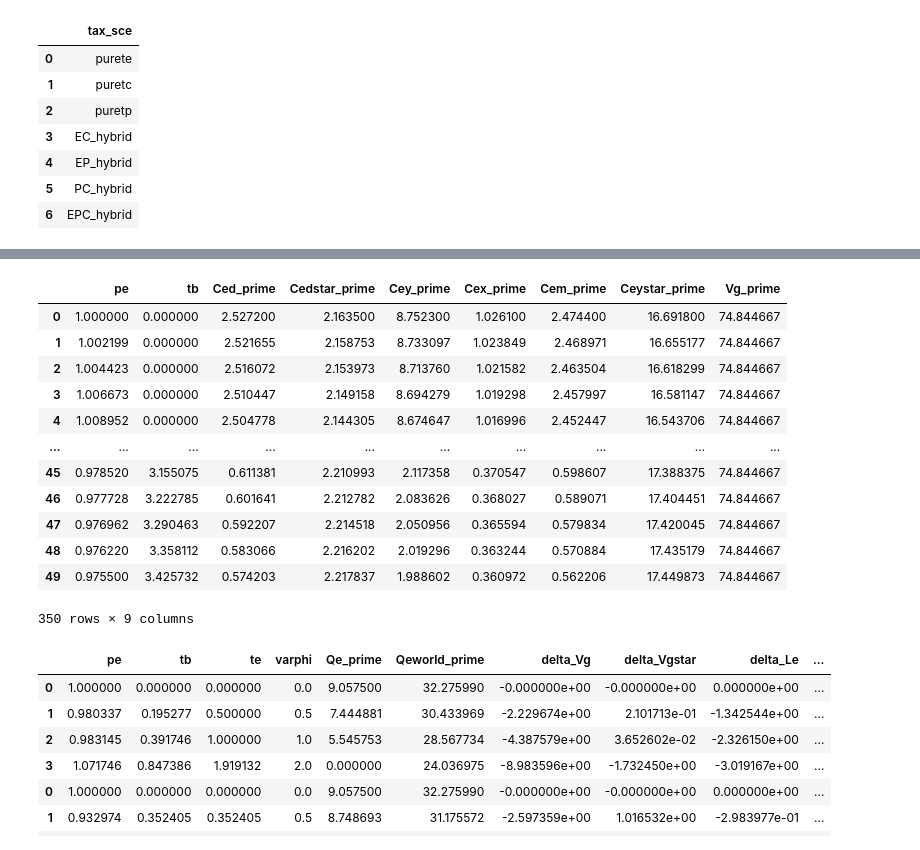
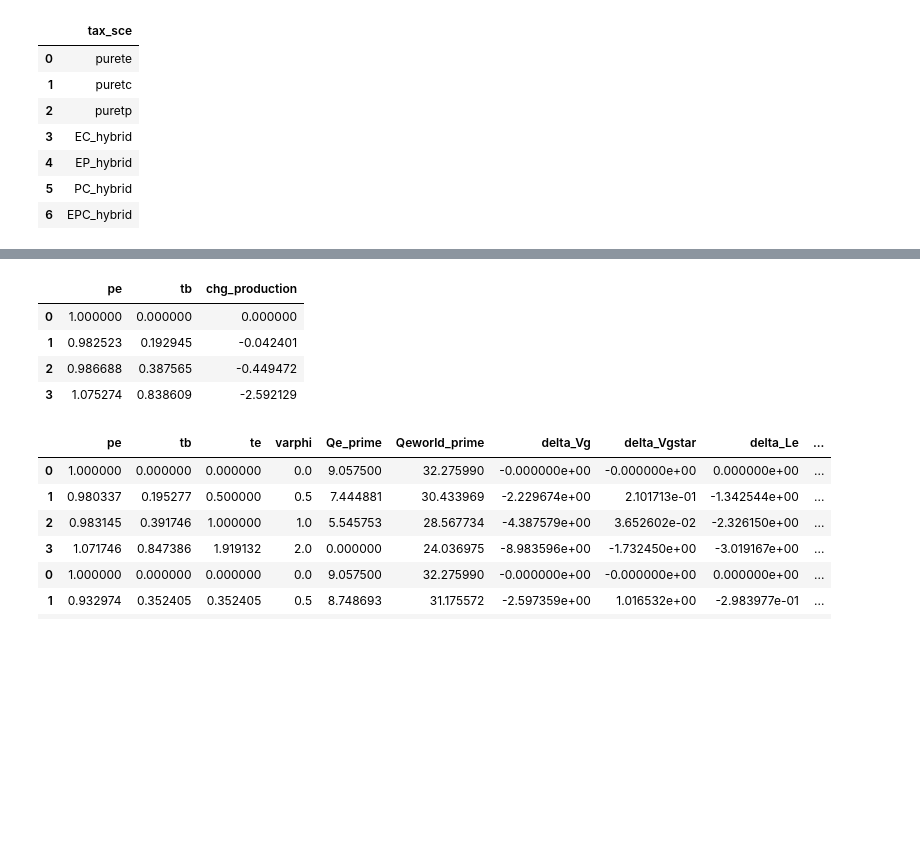
Before and after one commit to VoliCrank/Optimal-Unilateral-Carbon-Policy, a Jupyter notebook: simulation_results/codes/direct_energy_consumption/ces_direct_energy-Copy1.ipynb, the cells around one changed output, grey strips where cells are left out. Saved outputs shown, nothing was run; the diff lists cells and outputs as text; code cells hidden in the pictures; blank space fills up the shorter version.

```diff
--- a/simulation_results/codes/direct_energy_consumption/ces_direct_energy-Copy1.ipynb
+++ b/simulation_results/codes/direct_energy_consumption/ces_direct_energy-Copy1.ipynb
@@ -27,7 +27,7 @@ h1 = 1
 h2 = 0
 
 # elasticity of supply of renewables
-epsilonSstar1 = 2
+epsilonSstar1 = 0.5
 epsilonS1 = 0.5
 epsilonSstar2 = 0.5
 epsilonS2 = 0.5
@@ -87,13 +87,13 @@ tax_scenario
 #tax_scenario= pd.DataFrame({'tax_sce': ['purete','puretc','puretp','EC_hybrid','EP_hybrid','PC_hybrid','EPC_hybrid']})
 #tax_scenario= pd.DataFrame({'tax_sce': ['Unilateral','PC_hybrid'], 'Base':[0,1]},index=[1,2])
 #tax_scenario= pd.DataFrame({'tax_sce': ['Unilateral', 'puretp', 'EP_hybrid']})
-#tax_scenario= pd.DataFrame({'tax_sce': ['global']})
+tax_scenario= pd.DataFrame({'tax_sce': ['Unilateral']})
 # %%
 def iterate_tax(tax_scenario,df,theta, sigma, sigmastar, sigmaE, sigmaEstar, epsilonSvec, epsilonSstarvec, beta, gamma, logit):
     paralist = (theta, sigma, sigmastar, sigmaE, sigmaEstar, epsilonSvec, epsilonSstarvec, beta, gamma, logit)
     varphilist = np.arange(0,5,0.1)
     #varphilist = np.arange (0,1,0.2)
-    #varphilist = [0,0.5, 1,2]
+    varphilist = [0,0.5, 1,2]
     output=[]
     prevtb = []
     for varphi in varphilist:
@@ -173,19 +166,11 @@ Outcomes
 # %%
-Outcomes[['pe','tb', 'Ced_prime', 'Cedstar_prime', 'Cey_prime', 'Cex_prime', 'Cem_prime', 'Ceystar_prime', 'Vg_prime']]
+Outcomes[['pe','tb', 'chg_production']]
 # %% [output]
-|  | pe | tb | Ced_prime | Cedstar_prime | Cey_prime | Cex_prime | Cem_prime | Ceystar_prime | Vg_prime |
-| 0 | 1.000000 | 0.000000 | 2.527200 | 2.163500 | 8.752300 | 1.026100 | 2.474400 | 16.691800 | 74.844667 |
-| 1 | 1.002199 | 0.000000 | 2.521655 | 2.158753 | 8.733097 | 1.023849 | 2.468971 | 16.655177 | 74.844667 |
-| 2 | 1.004423 | 0.000000 | 2.516072 | 2.153973 | 8.713760 | 1.021582 | 2.463504 | 16.618299 | 74.844667 |
-| 3 | 1.006673 | 0.000000 | 2.510447 | 2.149158 | 8.694279 | 1.019298 | 2.457997 | 16.581147 | 74.844667 |
-| 4 | 1.008952 | 0.000000 | 2.504778 | 2.144305 | 8.674647 | 1.016996 | 2.452447 | 16.543706 | 74.844667 |
-| ... | ... | ... | ... | ... | ... | ... | ... | ... | ... |
-| 45 | 0.978520 | 3.155075 | 0.611381 | 2.210993 | 2.117358 | 0.370547 | 0.598607 | 17.388375 | 74.844667 |
-| 46 | 0.977728 | 3.222785 | 0.601641 | 2.212782 | 2.083626 | 0.368027 | 0.589071 | 17.404451 | 74.844667 |
-| 47 | 0.976962 | 3.290463 | 0.592207 | 2.214518 | 2.050956 | 0.365594 | 0.579834 | 17.420045 | 74.844667 |
-| 48 | 0.976220 | 3.358112 | 0.583066 | 2.216202 | 2.019296 | 0.363244 | 0.570884 | 17.435179 | 74.844667 |
-| 49 | 0.975500 | 3.425732 | 0.574203 | 2.217837 | 1.988602 | 0.360972 | 0.562206 | 17.449873 | 74.844667 |
+|  | pe | tb | chg_production |
+| 0 | 1.000000 | 0.000000 | 0.000000 |
+| 1 | 0.982523 | 0.192945 | -0.042401 |
+| 2 | 0.986688 | 0.387565 | -0.449472 |
+| 3 | 1.075274 | 0.838609 | -2.592129 |
-350 rows × 9 columns
 # %%
 #outcome_t = Outcomes[Outcomes['regionbase'] == 'US as Home']
 Outcomes[['pe','tb','te','varphi', 'Qe_prime', 'Qeworld_prime','delta_Vg','delta_Vgstar','delta_Le','delta_Lestar','delta_UCed', 'delta_UCedstar','welfare','welfare_noexternality']]
```
Also changed, not shown: parts of 2 cells of this notebook, 8 other files.
